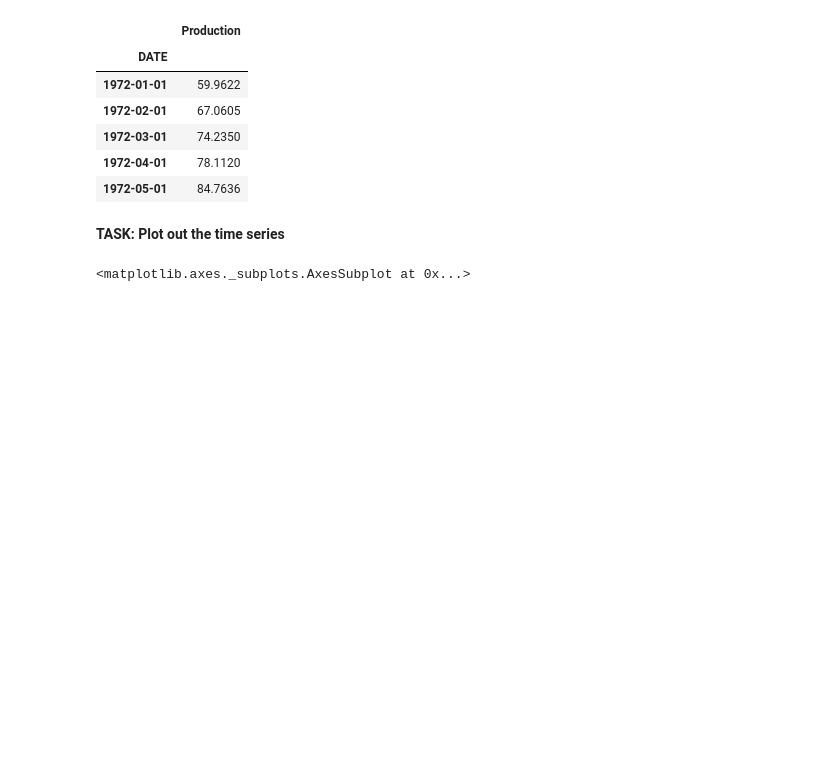
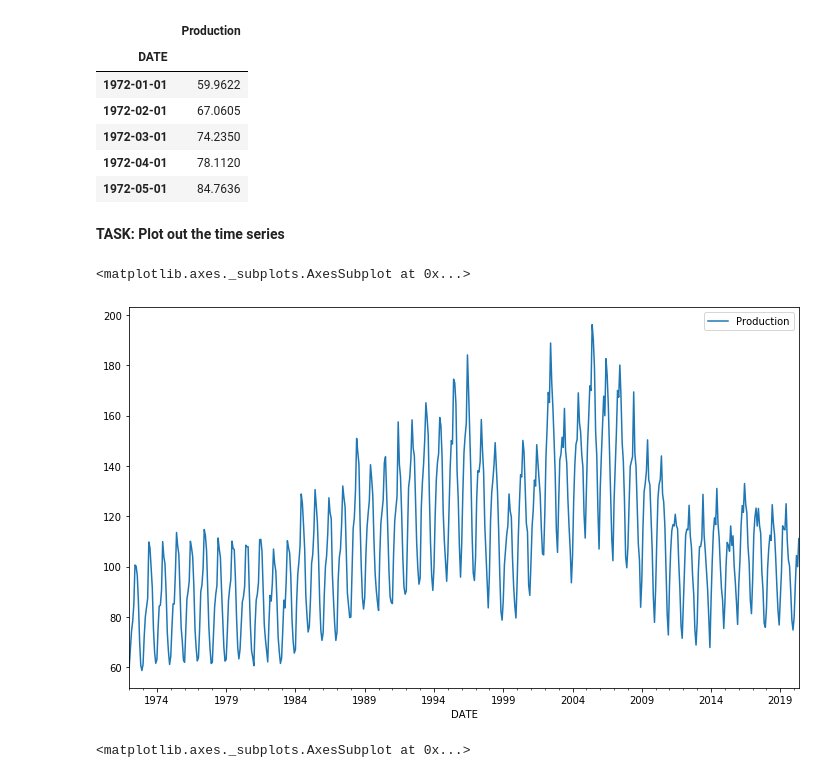
Before and after one commit to Ernest-Anderson-Hutasoit/Tensorflow_Keras-RNN_Practice, a Jupyter notebook: 02-RNN-Exercise .ipynb, the cells around one changed output. Drawn from its saved outputs; the diff is of its cells as text; code cells hidden in the pictures; blank space fills up the shorter version.

```diff
--- a/02-RNN-Exercise .ipynb
+++ b/02-RNN-Exercise .ipynb
@@ -35,0 +49,3 @@ Board of Governors of the Federal Reserve System (US), Industrial Production: No
+# %%
+# CODE HERE
+df = pd.read_csv('Frozen_Dessert_Production.csv', index_col='DATE', parse_dates=True)
@@ -46,3 +79,4 @@ Board of Governors of the Federal Reserve System (US), Industrial Production: No
 **Task: Change the column name to Production**
 # %%
 #CODE HERE
+df.columns = ['Production']
@@ -59,6 +110,10 @@ Board of Governors of the Federal Reserve System (US), Industrial Production: No
 **TASK: Plot out the time series**
 # %%
 #CODE HERE
+df.plot(figsize=(12,7))
+# %% [output]
+<matplotlib.axes._subplots.AxesSubplot at 0x...>
+[figure, added]
 # %%
 # %% [output]
 <matplotlib.axes._subplots.AxesSubplot at 0x...>
```
Also changed, not shown: parts of 26 cells of this notebook, 1 other file.
